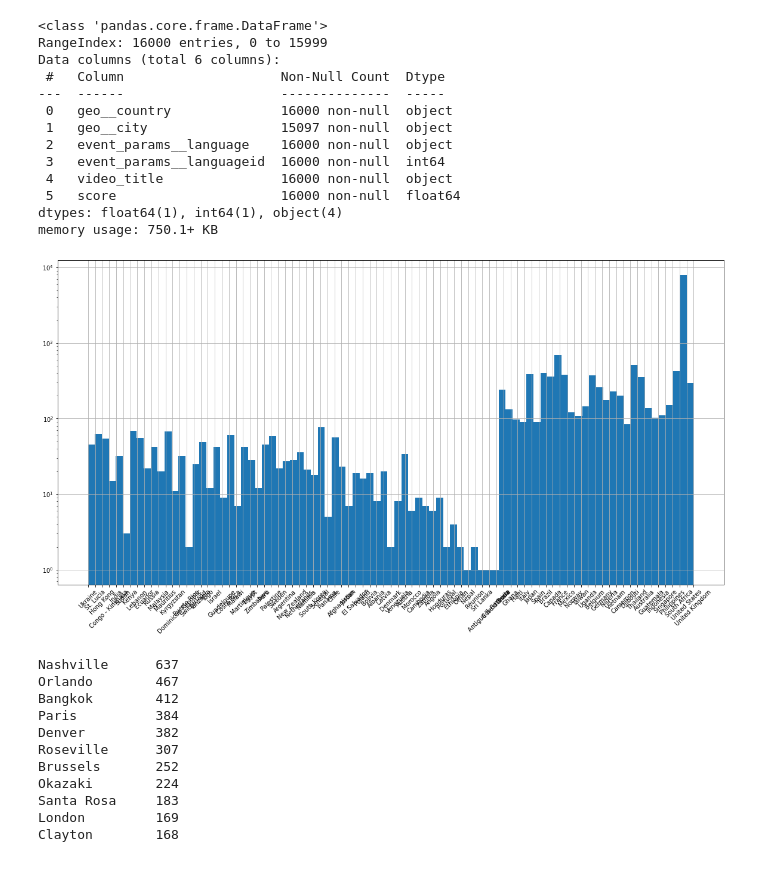
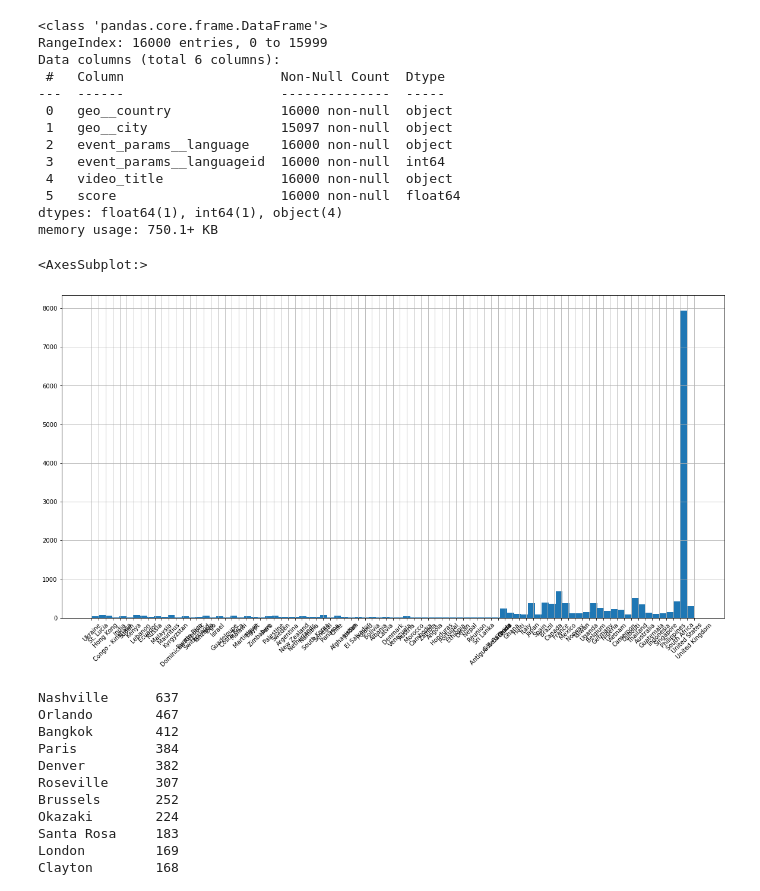
Before and after one commit to dj-betts/jf_project, a Jupyter notebook: eda.ipynb, the cells around one changed output. Saved outputs shown, nothing was run; the diff lists cells and outputs as text; code cells hidden in the pictures.

```diff
--- a/eda.ipynb
+++ b/eda.ipynb
@@ -324,7 +254,7 @@ df.head()
 | 3 | Congo - Kinshasa | Kinshasa | L'histoire de Jésus pour les enfants | NaN | videoplay | Français | ... |
 | 4 | Congo - Kinshasa | Kinshasa | L'histoire de Jésus pour les enfants | NaN | videoplay | Français | ... |
 # %%
-df = helper.preprocess_df(df)
+#df = helper.preprocess_df(df)
 # %%
 df.info()
 # %% [output]
@@ -343,9 +273,10 @@ dtypes: float64(1), int64(1), object(4)
 memory usage: 750.1+ KB
 # %%
 df.geo__country.hist(figsize=(20,10), xrot=45, bins=len(df.geo__country.unique()))
-plt.yscale('log');
+#plt.yscale('log');
 # %% [output]
+<AxesSubplot:>
-[figure, old version]
+[figure, new version]
 # %%
 df.geo__city.value_counts()[:15]
 # %% [output]
```
Also changed, not shown: parts of 27 cells of this notebook, 1 other file.
